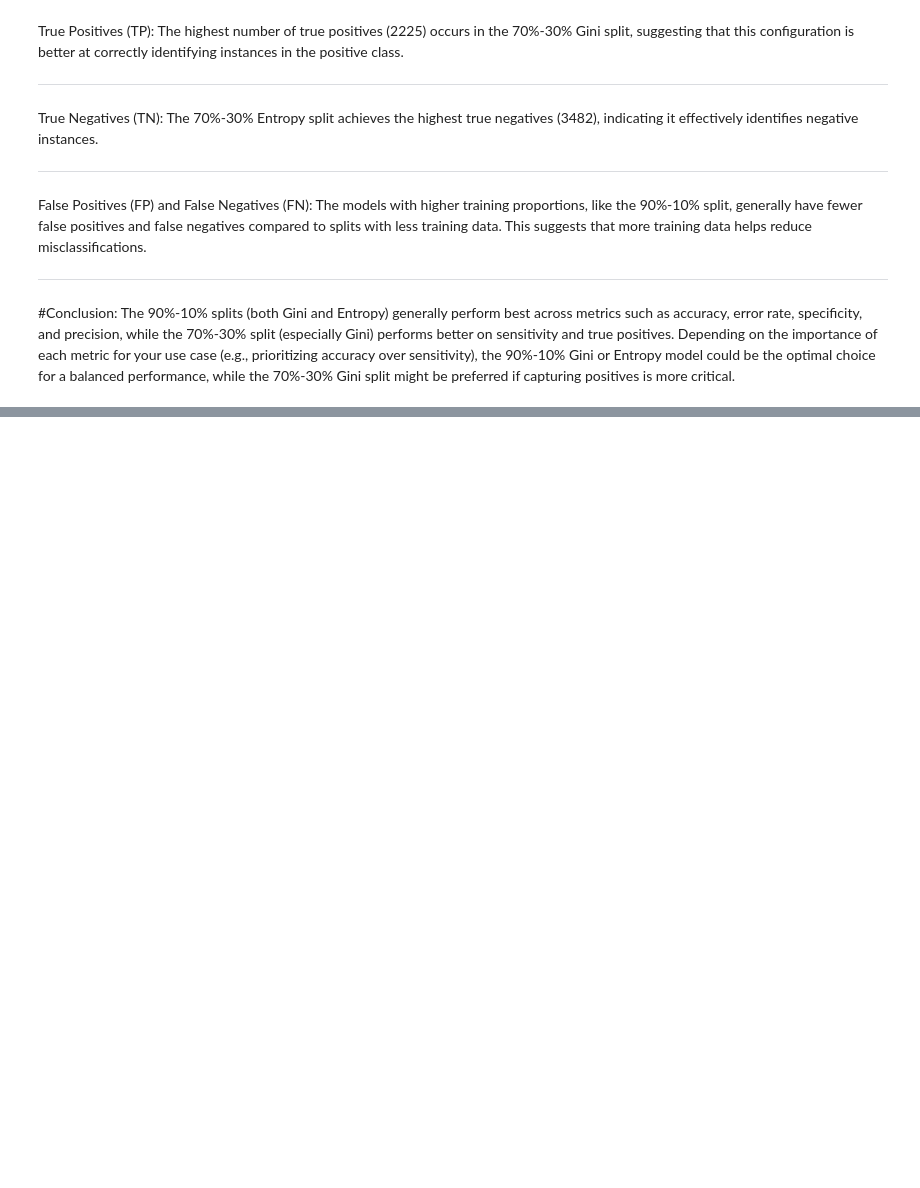
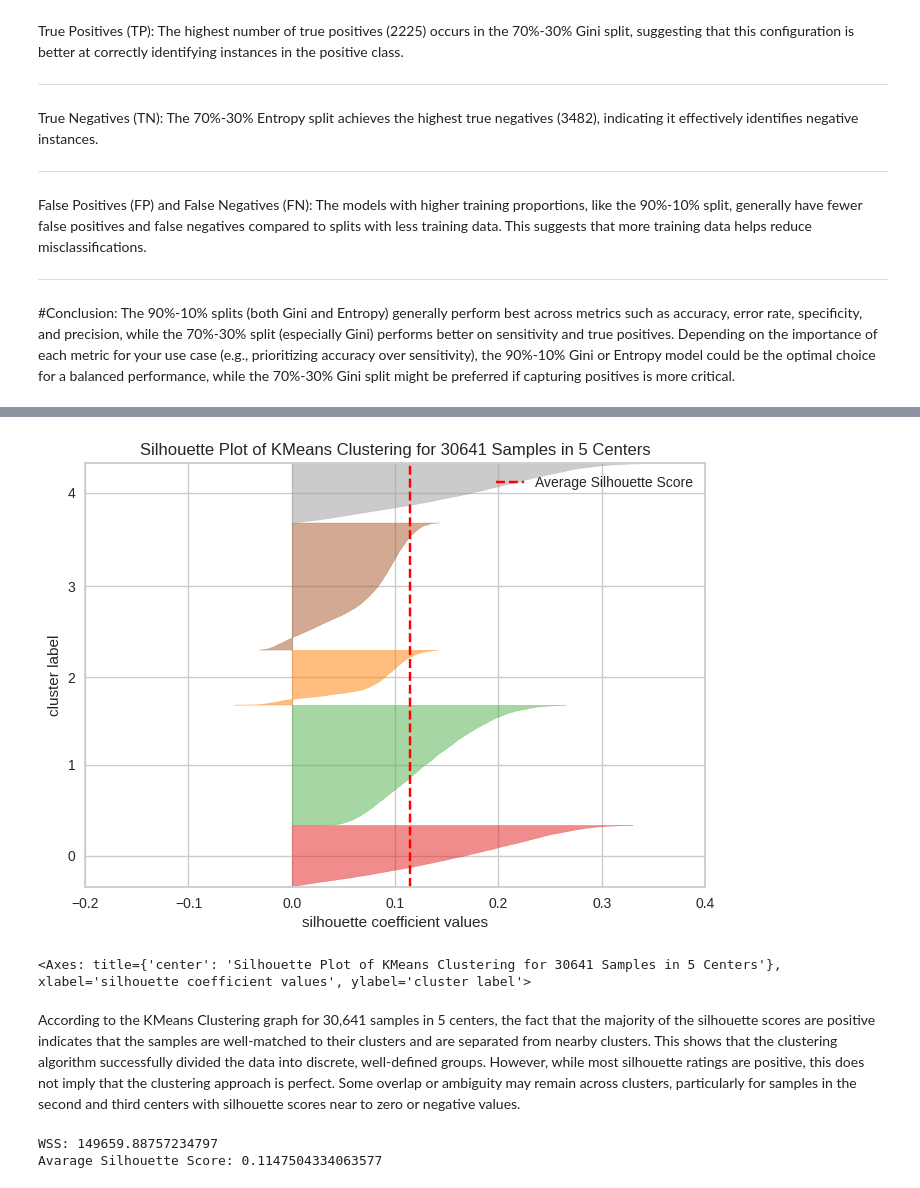
Before and after one commit to mariam-ahmed10/IT326-project, a Jupyter notebook: Phase3.ipynb, the cells around one changed output, grey strips where cells are left out. Cells and saved outputs as stored; diff of their text form; code cells hidden in the pictures; blank space fills up the shorter version.

```diff
--- a/Phase3.ipynb
+++ b/Phase3.ipynb
@@ -504,0 +629,14 @@ The 90%-10% splits (both Gini and Entropy) generally perform best across metrics
+# %%
+import numpy as np
+from sklearn.cluster import KMeans
+from sklearn.preprocessing import scale
+
+np.random.seed(42)
+
+kmeans = KMeans( n_clusters=5, random_state=42,n_init='auto')
+kmeans.fit(df_scaled)
+
+print("Cluster Centers:")
+print(kmeans.cluster_centers_)
+print("\nCluster Labels:")
+print(kmeans.labels_)
@@ -504,0 +658,10 @@ The 90%-10% splits (both Gini and Entropy) generally perform best across metrics
+# %%
+%pip install yellowbrick
+from yellowbrick.cluster import SilhouetteVisualizer
+from sklearn.cluster import KMeans
+
+kmeans = KMeans( n_clusters=5,n_init='auto')
+visualizer = SilhouetteVisualizer(kmeans, color="yellowbrick")
+visualizer.fit(df_scaled)
+visualizer.show()
+# %% [output]
@@ -504,0 +684,22 @@ The 90%-10% splits (both Gini and Entropy) generally perform best across metrics
+[figure, added]
+<Axes: title={'center': 'Silhouette Plot of KMeans Clustering for 30641 Samples in 5 Centers'}, xlabel='silhouette coefficient values', ylabel='cluster label'>
+# %% [markdown]
+According to the KMeans Clustering graph for 30,641 samples in 5 centers, the fact that the majority of the silhouette scores are positive indicates that the samples are well-matched to their clusters and are separated from nearby clusters. This shows that the clustering algorithm successfully divided the data into discrete, well-defined groups. However, while most silhouette ratings are positive, this does not imply that the clustering approach is perfect. Some overlap or ambiguity may remain across clusters, particularly for samples in the second and third centers with silhouette scores near to zero or negative values.
+# %%
+from sklearn.cluster import KMeans
+from sklearn.metrics import silhouette_score
+import pandas as pd
+
+kmeans = KMeans( n_clusters=5, random_state=42,n_init='auto')
+kmeans.fit(df_scaled)
+labels = kmeans.labels_
+
+wss = kmeans.inertia_
+
+silhouette_avg = silhouette_score(df_scaled, labels)
+
+print("WSS:", wss)
+print("Avarage Silhouette Score:" ,silhouette_avg )
+# %% [output]
+WSS: 149659.88757234797
+Avarage Silhouette Score: 0.1147504334063577
```
Also changed, not shown: parts of 15 cells of this notebook.
